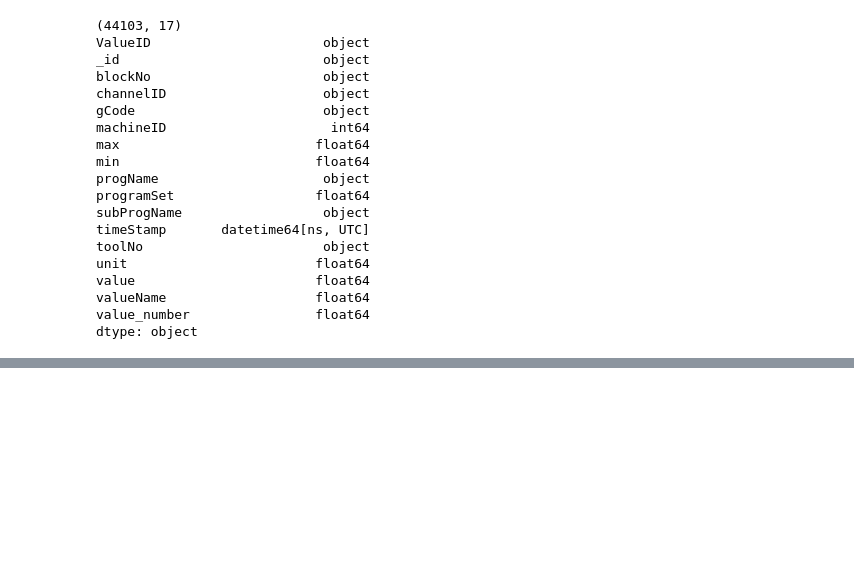
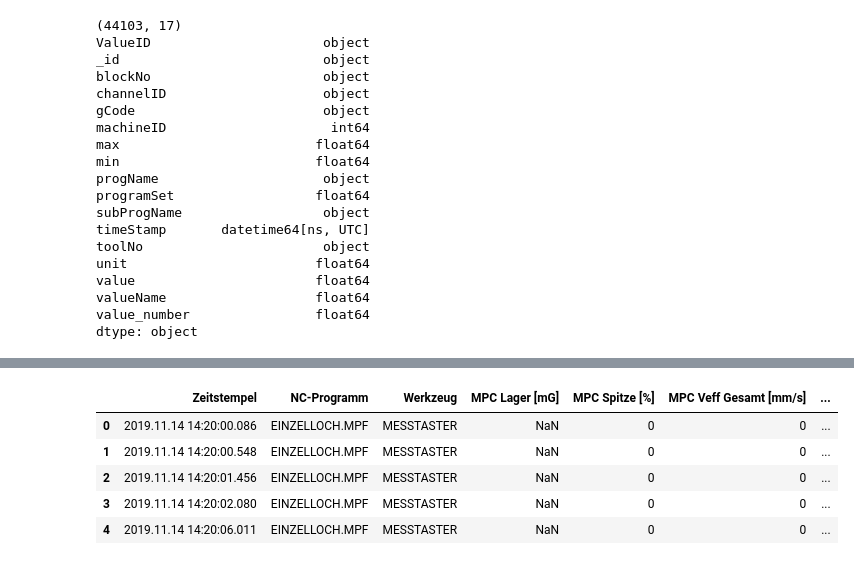
Before and after one commit to Xavubil/master_project_machine_learning, a Jupyter notebook: data_exploration/01-file_parsing.ipynb, the cells around one changed output, grey strips where cells are left out. Saved outputs shown, nothing was run; the diff lists cells and outputs as text; code cells hidden in the pictures; blank space fills up the shorter version.

```diff
--- a/data_exploration/01-file_parsing.ipynb
+++ b/data_exploration/01-file_parsing.ipynb
@@ -67,3 +67,13 @@ df.head()
 | 2 | 5dc516968e15b329dc1341f2 | 360.0 | 0 | 0 | GREEN | 0 | 12430012063.Main_Spindle.Actual_P... | 12430012063 | Channel1 | Grad | ... |
 | 3 | 5dc516968e15b329dc1341f5 | 0.0 | 0 | 0 | GREEN | 0 | 12430012063.Main_Spindle.MPC_Veff... | 12430012063 | Channel1 | mm/s | ... |
 | 4 | 5dc516968e15b329dc1341ec | 0.0 | 0 | 0 | GREEN | 0 | 12430012063.C1_Axis.Actual_Power | 12430012063 | Channel1 | % | ... |
+# %%
+df_csv1 = pd.read_csv("test_data_set_1.csv", header=6)
+df_csv1.head()
+# %% [output]
+|  | Zeitstempel | NC-Programm | Werkzeug | MPC Lager [mG] | MPC Spitze [%] | MPC Veff Gesamt [mm/s] | ... |
+| 0 | 2019.11.14 14:20:00.086 | EINZELLOCH.MPF | MESSTASTER | NaN | 0 | 0 | ... |
+| 1 | 2019.11.14 14:20:00.548 | EINZELLOCH.MPF | MESSTASTER | NaN | 0 | 0 | ... |
+| 2 | 2019.11.14 14:20:01.456 | EINZELLOCH.MPF | MESSTASTER | NaN | 0 | 0 | ... |
+| 3 | 2019.11.14 14:20:02.080 | EINZELLOCH.MPF | MESSTASTER | NaN | 0 | 0 | ... |
+| 4 | 2019.11.14 14:20:06.011 | EINZELLOCH.MPF | MESSTASTER | NaN | 0 | 0 | ... |
```
Also changed, not shown: parts of 5 cells of this notebook.
